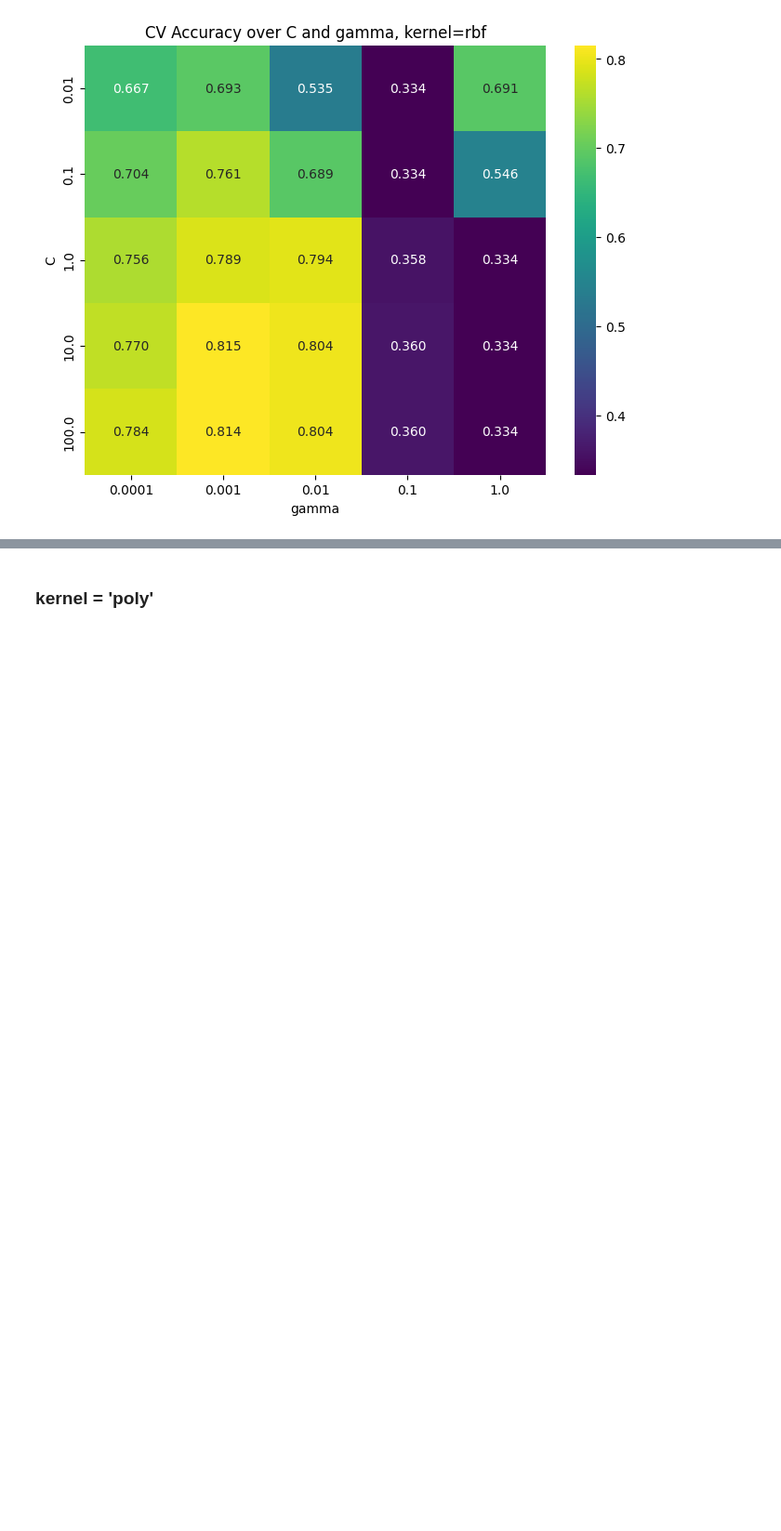
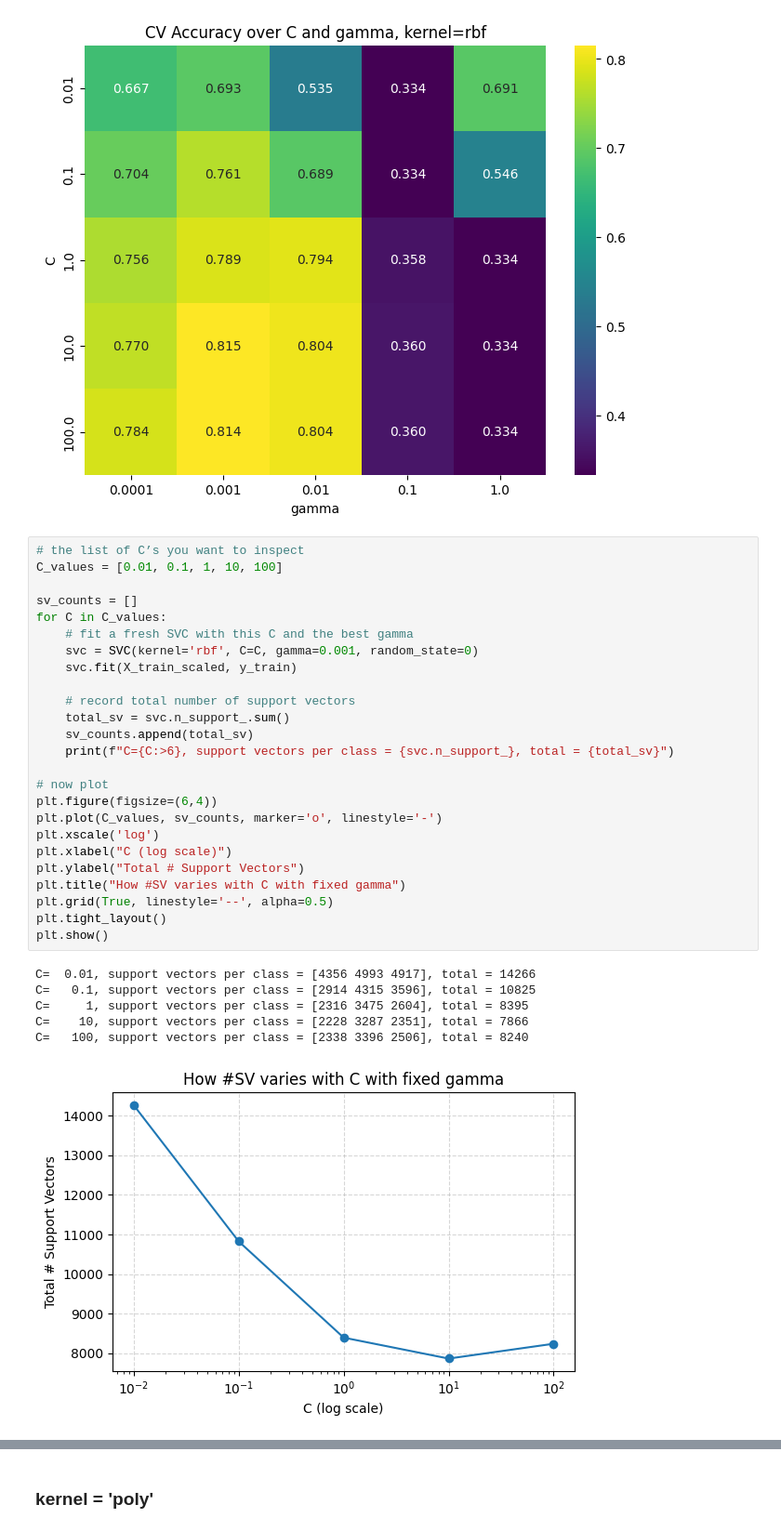
Before and after one commit to giammabria/pattern-recognition-and-image-analysis, a Jupyter notebook: ML3_SVM.ipynb, the cells around one changed output, grey strips where cells are left out. Shown at 93% size. Cells and saved outputs as stored; diff of their text form; blank space fills up the shorter version.

```diff
--- a/ML3_SVM.ipynb
+++ b/ML3_SVM.ipynb
@@ -198,3 +198,35 @@ plt.title('CV Accuracy over C and gamma, kernel=rbf')
 plt.show()
 # %% [output]
 [figure]
+# %%
+# the list of C’s you want to inspect
+C_values = [0.01, 0.1, 1, 10, 100]
+
+sv_counts = []
+for C in C_values:
+    # fit a fresh SVC with this C and the best gamma
+    svc = SVC(kernel='rbf', C=C, gamma=0.001, random_state=0)
+    svc.fit(X_train_scaled, y_train)
+
+    # record total number of support vectors
+    total_sv = svc.n_support_.sum()
+    sv_counts.append(total_sv)
+    print(f"C={C:>6}, support vectors per class = {svc.n_support_}, total = {total_sv}")
+
+# now plot
+plt.figure(figsize=(6,4))
+plt.plot(C_values, sv_counts, marker='o', linestyle='-')
+plt.xscale('log')
+plt.xlabel("C (log scale)")
+plt.ylabel("Total # Support Vectors")
+plt.title("How #SV varies with C with fixed gamma")
+plt.grid(True, linestyle='--', alpha=0.5)
+plt.tight_layout()
+plt.show()
+# %% [output]
+C=  0.01, support vectors per class = [4356 4993 4917], total = 14266
+C=   0.1, support vectors per class = [2914 4315 3596], total = 10825
+C=     1, support vectors per class = [2316 3475 2604], total = 8395
+C=    10, support vectors per class = [2228 3287 2351], total = 7866
+C=   100, support vectors per class = [2338 3396 2506], total = 8240
+[figure, added]
```
Also changed, not shown: parts of 3 cells of this notebook, 3 other files.
